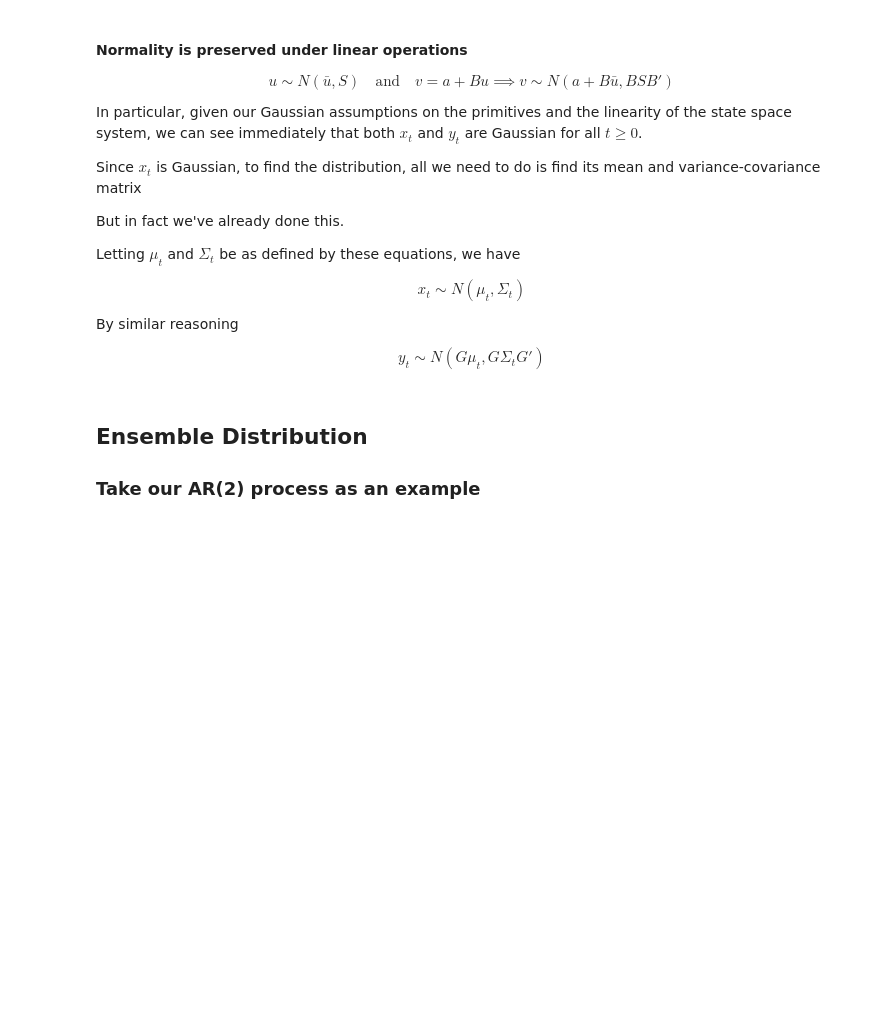
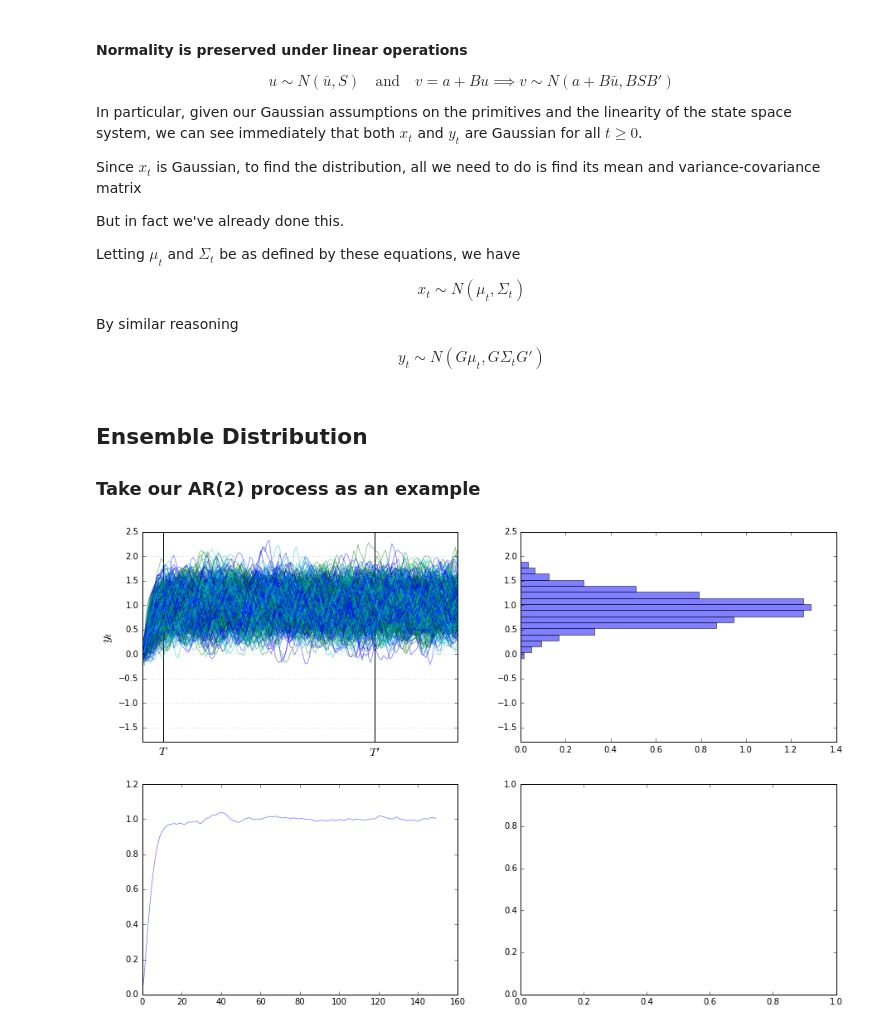
Before and after one commit to mmcky/nyu-econ-370, a Jupyter notebook: notebooks/Linear_state_space.ipynb, the cells around one changed output. Cells and saved outputs as stored; diff of their text form; code cells hidden in the pictures; blank space fills up the shorter version.

Commit message:
Update Linear state space notebook

```diff
--- a/notebooks/Linear_state_space.ipynb
+++ b/notebooks/Linear_state_space.ipynb
@@ -901,7 +1112,6 @@ $$
 # %%
 import numpy as np
 import matplotlib.pyplot as plt
-from quantecon import LinearStateSpace
 import random
 
 phi_0 = 0.1
@@ -948,7 +1158,7 @@ ax.set_ylim(ymin, ymax)
 ax.set_ylabel(r'$y_t$', fontsize=16)
 ax.vlines((T0, T1), ymin, ymax)
 
-ax.set_xticks((T0, T1, T2))
+ax.set_xticks((T0, T1))
 ax.set_xticklabels((r"$T$", r"$T'$"), fontsize=14)
 
 
@@ -966,30 +1176,32 @@ for j in range(S):
 
     Simul_x = np.zeros((N+1,3))
 
     Simul_x[0,:]=np.array([1,0,0])
 
     Simul_y = np.zeros(N)
 
 
     for i in range(0,N):
 
         Simul_x[i+1,:] = np.dot(A, Simul_x[i,:])+np.dot(C, Simul_shock[i])
 
         Simul_y[i] = np.dot(G, Simul_x[i,:])
 
         mean_y[i]=mean_y[i]+Simul_y[i]/S
 
 
     sample.append(Simul_y[T0])
 
     rcolor = random.choice(('c', 'g', 'b'))
 
     ax.plot(Simul_y, color=rcolor, lw=0.8, alpha=0.5)
     #ax.plot((T0, T1), (y[T0], y[T1]), 'ko', alpha=0.5)
 
 axes[0,1].set_ylim(ymin, ymax)
 axes[0,1].hist(sample, bins=16, normed=True, orientation='horizontal', alpha=0.5)
 
 axes[1,0].plot(mean_y, 'b-', lw=0.8, alpha=0.5)
 
 plt.show()
+# %% [output]
+[figure, added]
```
Also changed, not shown: parts of 9 cells of this notebook.
